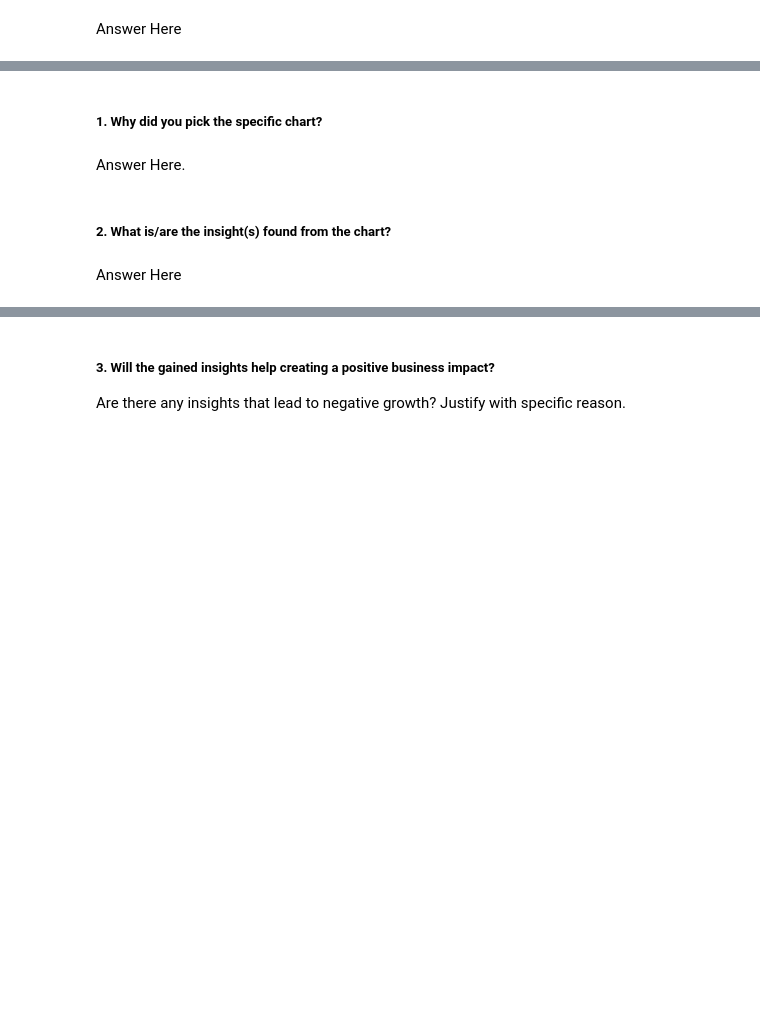
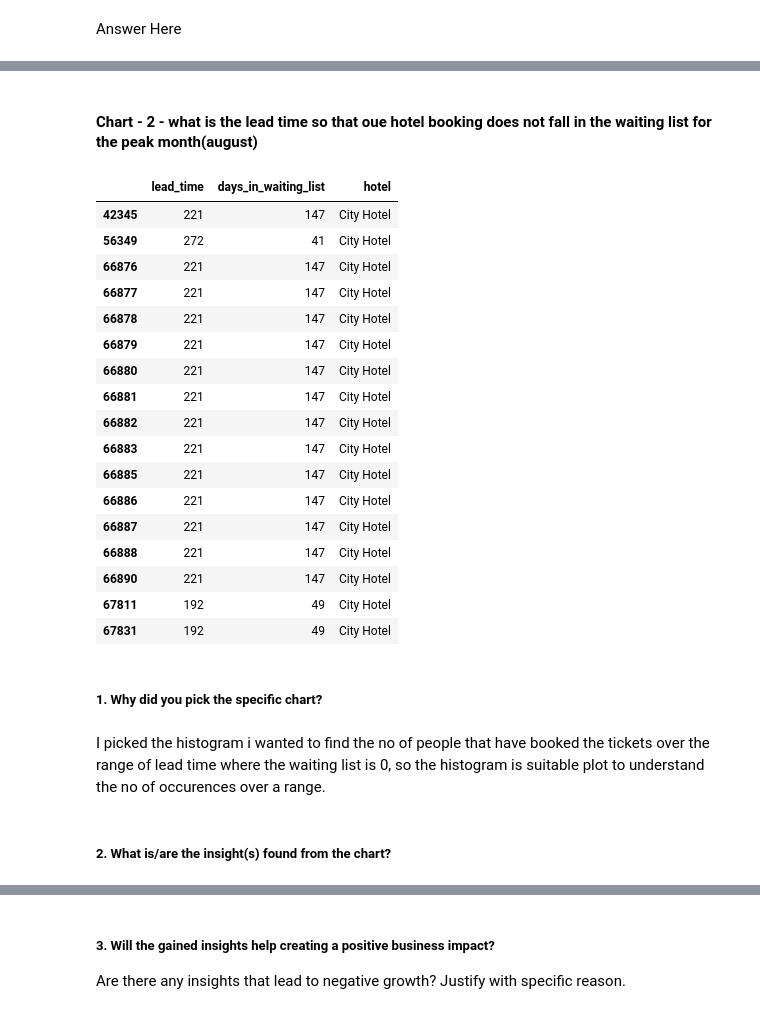
Before and after one commit to krish-kanji/hotel-booking-analysis, a Jupyter notebook: Copy_of_Sample_EDA_Submission_Template.ipynb, the cells around one changed output, grey strips where cells are left out. Cells and saved outputs as stored; diff of their text form; code cells hidden in the pictures; blank space fills up the shorter version.

```diff
--- a/Copy_of_Sample_EDA_Submission_Template.ipynb
+++ b/Copy_of_Sample_EDA_Submission_Template.ipynb
@@ -368,8 +402,33 @@ Answer Here
+# %% [markdown]
+#### Chart - 2 - what is the lead time so that oue hotel booking does not fall in the waiting list for the peak month(august)
+# %%
+# Chart-2 (Pie Chart) visualization code
+# prepare the data, finding the lead time where the month is august and the waiting days are 0.
+leadtime_df = hotel_df.loc[(hotel_df['arrival_date_month'] == 'August') & (hotel_df['days_in_waiting_list'] == 0), ['lead_time', 'days_in_waiting_list', 'hotel']]
+# %%
+leadtime_df
+# %% [output]
+|  | lead_time | days_in_waiting_list | hotel |
+| 42345 | 221 | 147 | City Hotel |
+| 56349 | 272 | 41 | City Hotel |
+| 66876 | 221 | 147 | City Hotel |
+| 66877 | 221 | 147 | City Hotel |
+| 66878 | 221 | 147 | City Hotel |
+| 66879 | 221 | 147 | City Hotel |
+| 66880 | 221 | 147 | City Hotel |
+| 66881 | 221 | 147 | City Hotel |
+| 66882 | 221 | 147 | City Hotel |
+| 66883 | 221 | 147 | City Hotel |
+| 66885 | 221 | 147 | City Hotel |
+| 66886 | 221 | 147 | City Hotel |
+| 66887 | 221 | 147 | City Hotel |
+| 66888 | 221 | 147 | City Hotel |
+| 66890 | 221 | 147 | City Hotel |
+| 67811 | 192 | 49 | City Hotel |
+| 67831 | 192 | 49 | City Hotel |
 # %% [markdown]
 ##### 1. Why did you pick the specific chart?
-# %% [markdown]
-Answer Here.
+# %% [markdown]
+I picked the histogram i wanted to find the no of people that have booked the tickets over the range of lead time where the waiting list is 0, so the histogram is suitable plot to understand the no of occurences over a range.
 # %% [markdown]
 ##### 2. What is/are the insight(s) found from the chart?
-# %% [markdown]
-Answer Here
```
Also changed, not shown: parts of 5 cells of this notebook.
